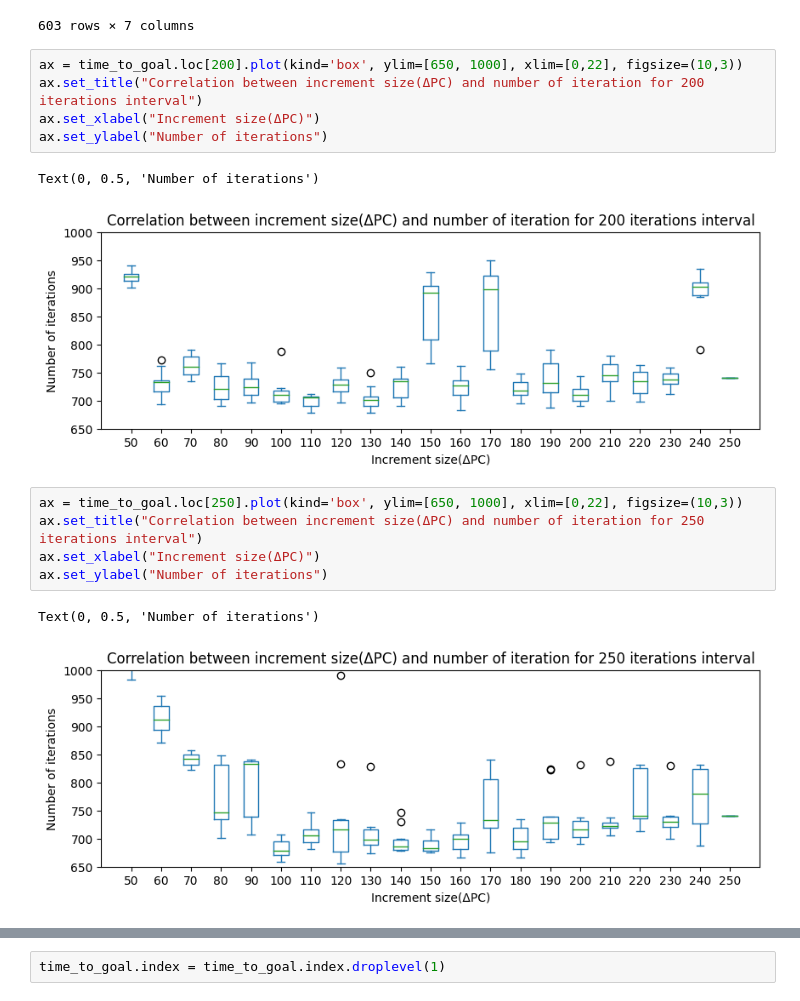
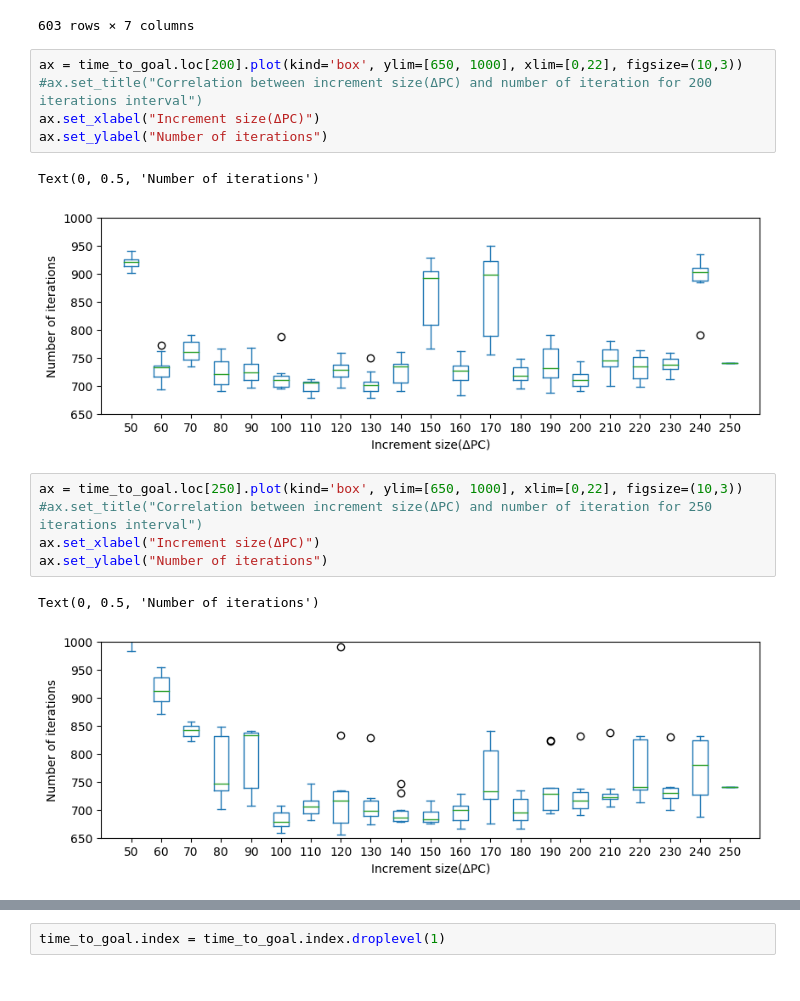
Before and after one commit to wesferr/measure_project, a Jupyter notebook: exp/fit_result.ipynb, the cells around one changed output, grey strips where cells are left out. Saved outputs shown, nothing was run; the diff lists cells and outputs as text.

```diff
--- a/exp/fit_result.ipynb
+++ b/exp/fit_result.ipynb
@@ -105,19 +105,19 @@ loss_steps_df
 603 rows × 7 columns
 # %%
 ax = time_to_goal.loc[200].plot(kind='box', ylim=[650, 1000], xlim=[0,22], figsize=(10,3))
-ax.set_title("Correlation between increment size(ΔPC) and number of iteration for 200 iterations interval")
+#ax.set_title("Correlation between increment size(ΔPC) and number of iteration for 200 iterations interval")
 ax.set_xlabel("Increment size(ΔPC)")
 ax.set_ylabel("Number of iterations")
 # %% [output]
 Text(0, 0.5, 'Number of iterations')
-[figure, old version]
+[figure, new version]
 # %%
 ax = time_to_goal.loc[250].plot(kind='box', ylim=[650, 1000], xlim=[0,22], figsize=(10,3))
-ax.set_title("Correlation between increment size(ΔPC) and number of iteration for 250 iterations interval")
+#ax.set_title("Correlation between increment size(ΔPC) and number of iteration for 250 iterations interval")
 ax.set_xlabel("Increment size(ΔPC)")
 ax.set_ylabel("Number of iterations")
 # %% [output]
 Text(0, 0.5, 'Number of iterations')
-[figure, old version]
+[figure, new version]
 # %%
 ax = time_to_goal.loc[300].plot(kind='box', ylim=[650, 1000], xlim=[0,22], figsize=(10,3))
```
Also changed, not shown: parts of 5 cells of this notebook, 4 other files.
